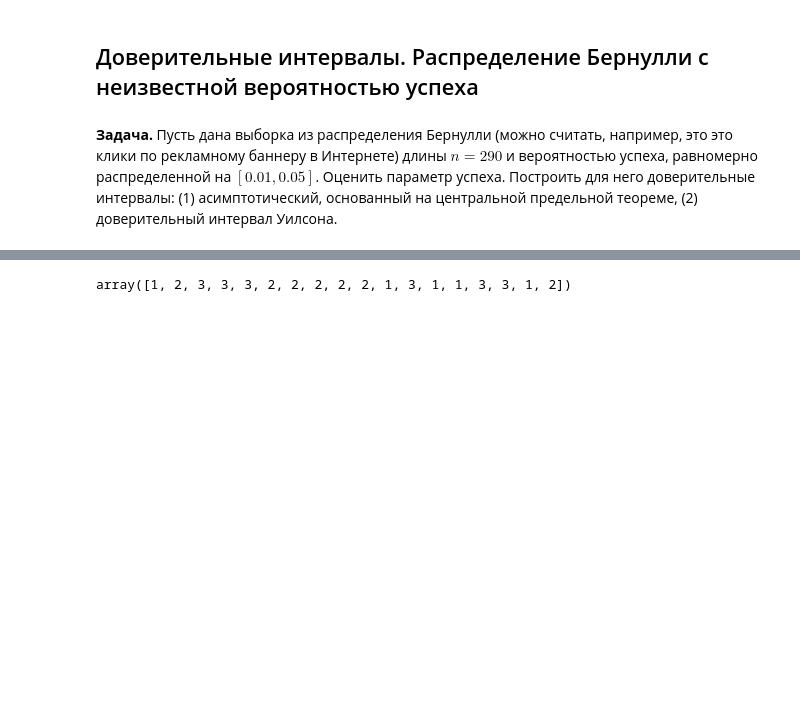
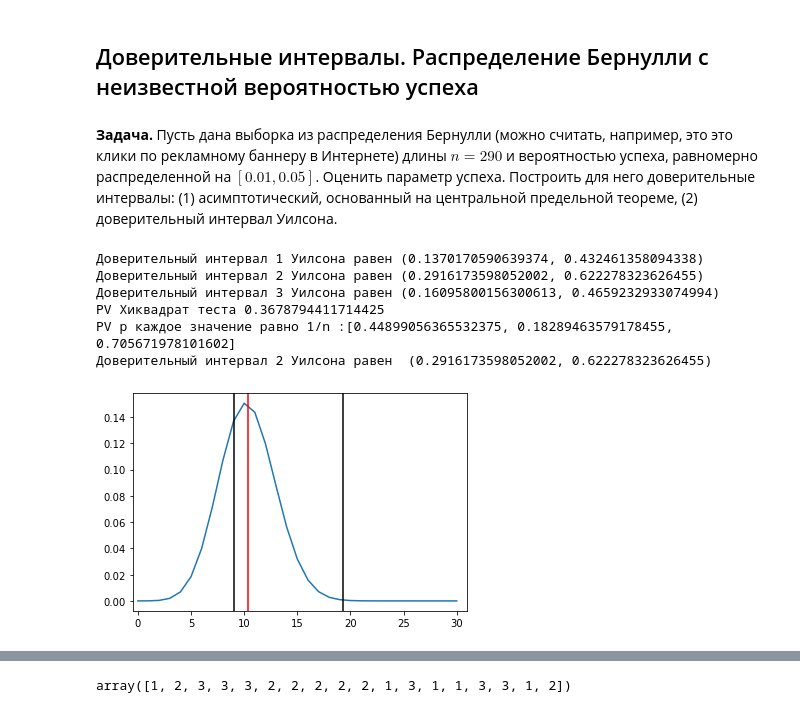
Before and after one commit to ksetdekov/coin-toss-test, a Jupyter notebook: bern conf inf coin.ipynb, the cells around one changed output, grey strips where cells are left out. Saved outputs shown, nothing was run; the diff lists cells and outputs as text; code cells hidden in the pictures; blank space fills up the shorter version.

Commit message:
did db and entry loop in jupyter

```diff
--- a/bern conf inf coin.ipynb
+++ b/bern conf inf coin.ipynb
@@ -21,3 +70,55 @@ p = 1/3
+# %%
+new_roll = ''
+con = sqlite3.connect("tosses.db")
+
+
+# Start a loop that will run until the user enters 'quit'.
+while new_roll != 'quit':
+    # Ask the user for a name.
+    new_roll = input('what did it roll? (type quit to exit)')
+
+    # Add the new roll
+    if new_roll != 'quit':
+        try:
+            roll_value = int(new_roll)
+            print(f'заношу {roll_value}')
+            add_roll(roll_value, datetime.datetime.now())
+
+        except ValueError:
+            print(f'введено "{new_roll}", нужно вводить целове число')
+
+    df = pd.read_sql_query("SELECT * from timelog", con)
+    sample = df.roll.values
+    ci_wilson_print(sample, alpha=alpha)
+    print("PV Хиквадрат теста", chisquare(np.unique(sample, return_counts=True)[1])[1])
+    print(f'PV p каждое значение равно 1/n :{pvalue_binom(sample)}')
+
+
+
+
+con.close()
+
+CI_Wilson2 = statsmodels.stats.proportion.proportion_confint(len(sample[sample==2]), len(sample), alpha, method = 'wilson')
+print("Доверительный интервал 2 Уилсона равен ", CI_Wilson2)
+n = len(sample)
+F_H0 = stats.binom(n, 1/len(np.unique(sample)))
+
+x = [int(i) for i in np.linspace(0,n-1,1000)]
+
+plt.plot(x, F_H0.pmf(x))
+plt.xlim(-0.5, n)
+plt.axvline(x=n/len(np.unique(sample)), c='red')
+plt.axvline(x=CI_Wilson2[0]*n, c='black')
+plt.axvline(x=CI_Wilson2[1]*n, c='black')
+plt.show()
+# %% [output]
+Доверительный интервал 1 Уилсона равен (0.1370170590639374, 0.432461358094338)
+Доверительный интервал 2 Уилсона равен (0.2916173598052002, 0.622278323626455)
+Доверительный интервал 3 Уилсона равен (0.16095800156300613, 0.4659232933074994)
+PV Хиквадрат теста 0.3678794411714425
+PV p каждое значение равно 1/n :[0.44899056365532375, 0.18289463579178455, 0.705671978101602]
+Доверительный интервал 2 Уилсона равен  (0.2916173598052002, 0.622278323626455)
+[figure, added]
 # %%
 # Сгенерируем выборку из нужного распределения
 sample = np.random.binomial(1,p, size=n)
```
Also changed, not shown: parts of 23 cells of this notebook.
